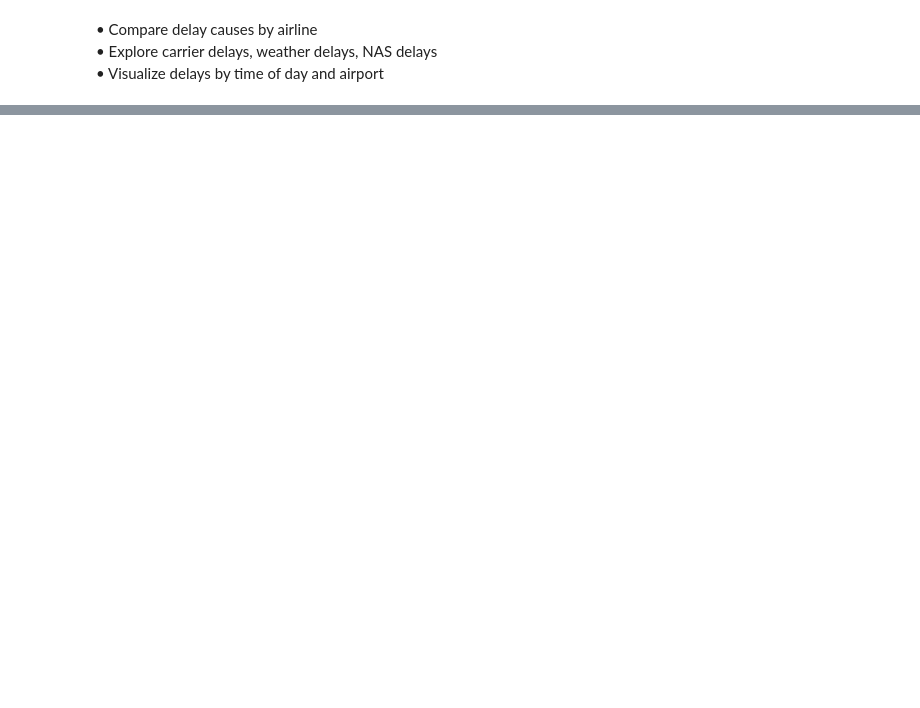
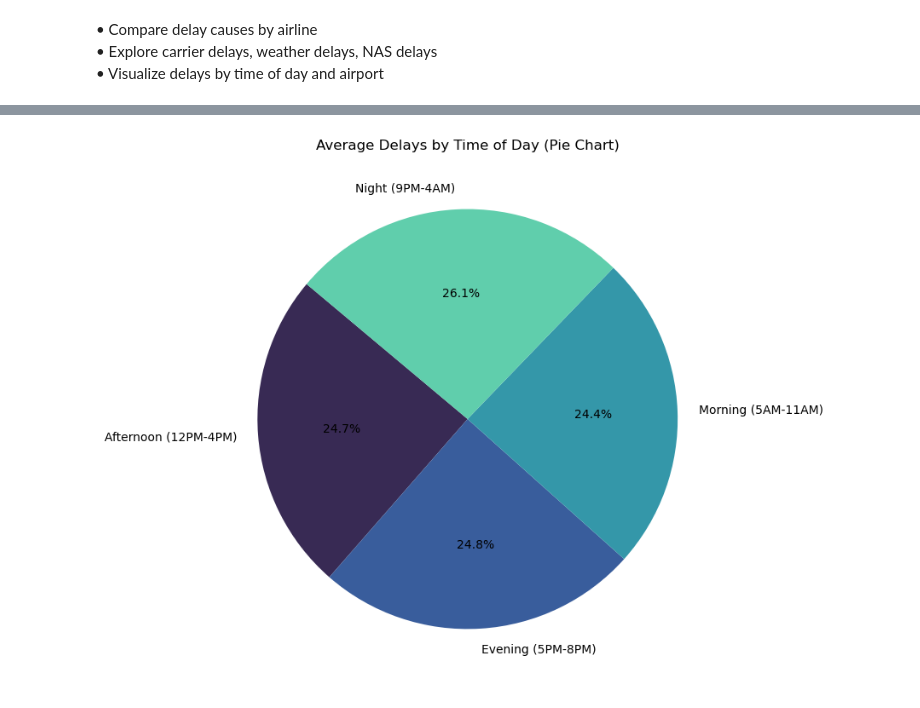
Before and after one commit to ShwetaGurram/DV-AirFly-Insights-ShwetaGurram, a Jupyter notebook: AirFly_Insights.ipynb, the cells around one changed output, grey strips where cells are left out. Drawn from its saved outputs; the diff is of its cells as text; code cells hidden in the pictures; blank space fills up the shorter version.

```diff
--- a/AirFly_Insights.ipynb
+++ b/AirFly_Insights.ipynb
@@ -661,0 +707,19 @@ plt.show()
+# %%
+# Compute average delay by time of day
+avg_delay = df_preprocessed_data.groupby("TimeOfDay")["Delay_Minutes"].mean()
+
+# Use seaborn "mako" palette
+colors = sns.color_palette("mako", n_colors=len(avg_delay))
+
+# Pie chart
+plt.figure(figsize=(8,8))
+plt.pie(avg_delay,
+        labels=avg_delay.index,
+        autopct="%1.1f%%",
+        startangle=140,
+        colors=colors)
+
+plt.title("Average Delays by Time of Day (Pie Chart)")
+plt.show()
+# %% [output]
+[figure, added]
```
Also changed, not shown: parts of 12 cells of this notebook.
